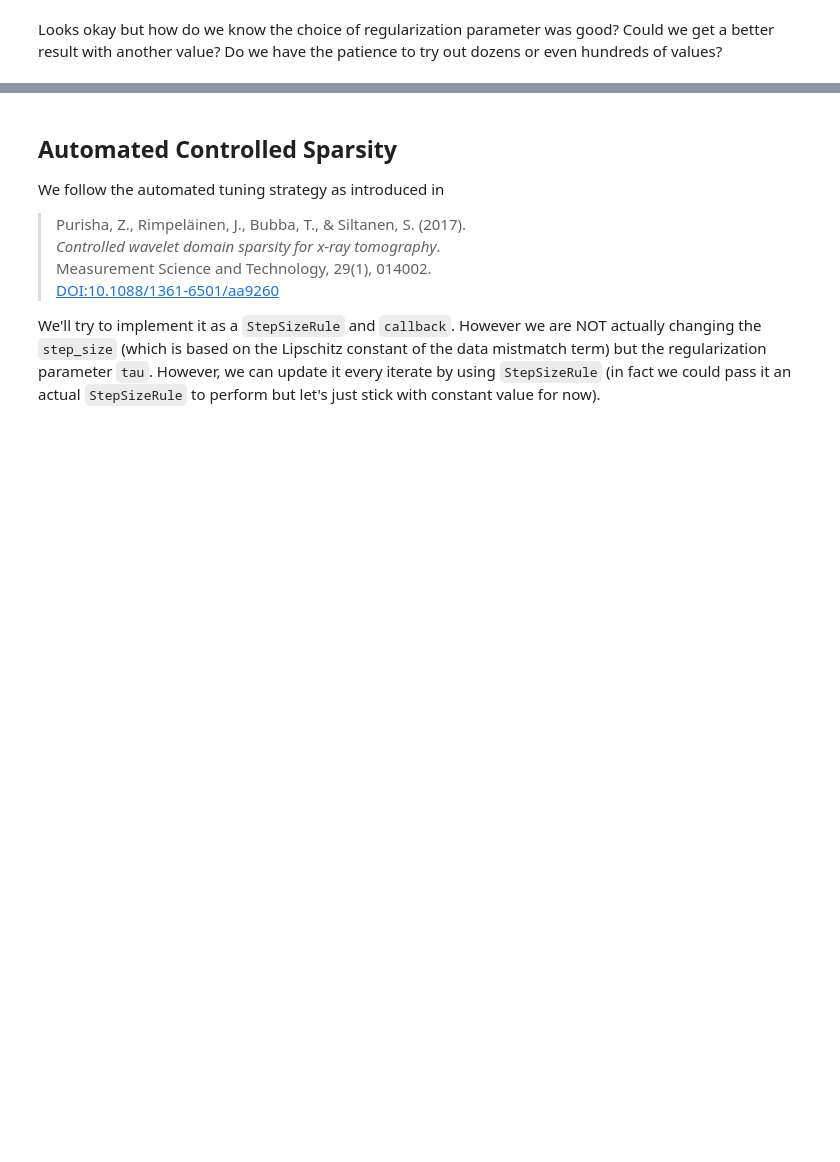
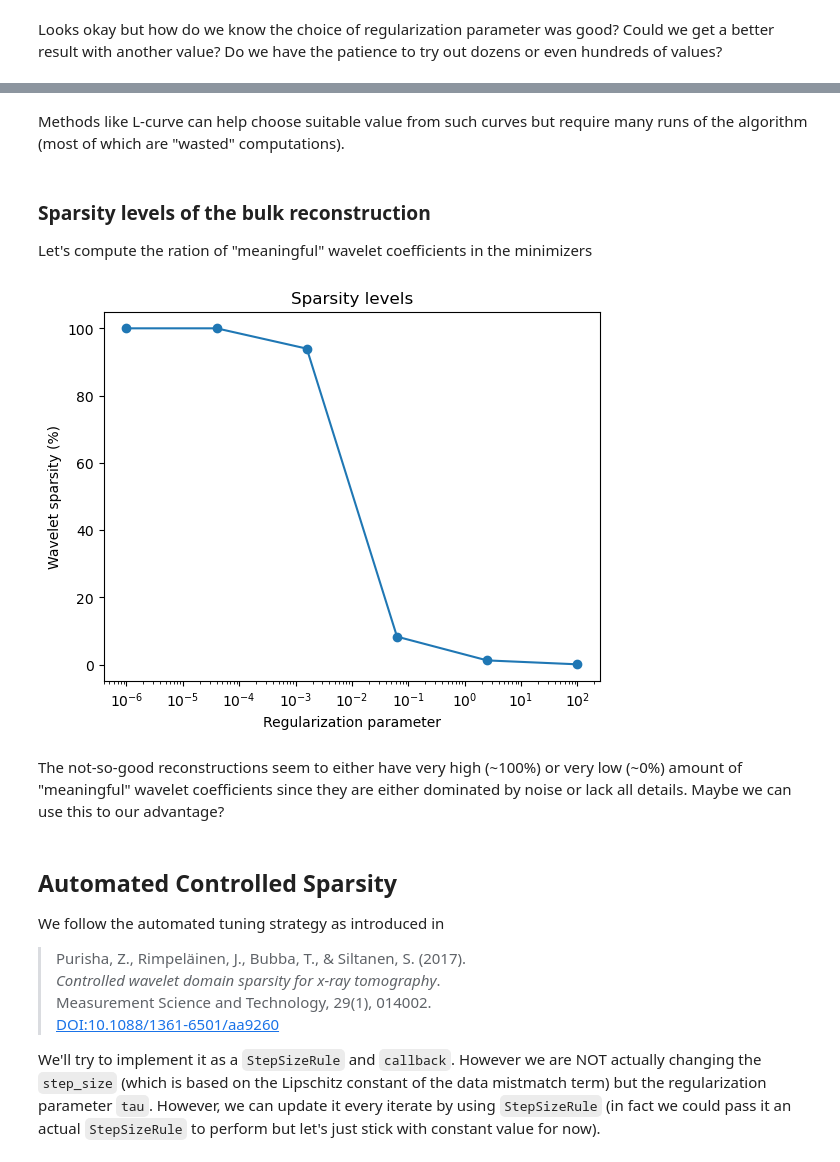
Before and after one commit to TomographicImaging/CIL-User-Showcase, a Jupyter notebook: 012_wavelet_sparsity_controlled_regularization/testWaveletSparsity_2d.ipynb, the cells around one changed output, grey strips where cells are left out. Cells and saved outputs as stored; diff of their text form; code cells hidden in the pictures; blank space fills up the shorter version.

```diff
--- a/012_wavelet_sparsity_controlled_regularization/testWaveletSparsity_2d.ipynb
+++ b/012_wavelet_sparsity_controlled_regularization/testWaveletSparsity_2d.ipynb
@@ -198,3 +241,27 @@ Looks okay but how do we know the choice of regularization parameter was good? C
+# %% [markdown]
+Methods like L-curve can help choose suitable value from such curves but require many runs of the algorithm (most of which are "wasted" computations).
+# %% [markdown]
+### Sparsity levels of the bulk reconstruction
+Let's compute the ration of "meaningful" wavelet coefficients in the minimizers
+# %%
+sparsityLevels = np.zeros((J,1))
+Wlen = np.prod(W._shapes[0]) # Number of Approximation Coefficients
+for l in range(W.level):
+    Wlen += (2**W.domain_geometry().ndim - 1)*np.prod(W._shapes[l+1][W.domain_geometry().ndim*'d']) # Number of Detail Coefficients for level ´l´
+kappa = 1e-7 # Threshold for "meaningful" or "big" coefficients
+for j in range(J):
+    Wx = W.direct(recons[j])
+    sparsityLevels[j] = (Wx.abs().as_array() > kappa).sum() / Wlen
+
+fig, ax = plt.subplots()
+ax.semilogx(regParams, sparsityLevels*100, linestyle=None, marker='o')
+ax.set_title("Sparsity levels")
+ax.set_xlabel("Regularization parameter")
+ax.set_ylabel("Wavelet sparsity (%)");
+# %% [output]
+[figure, added]
+# %% [markdown]
+The not-so-good reconstructions seem to either have very high (~100%) or very low (~0%) amount of "meaningful" wavelet coefficients since they are either dominated by noise or lack all details. Maybe we can use this to our advantage?
 # %% [markdown]
 ## Automated Controlled Sparsity
 
```
Also changed, not shown: parts of 7 cells of this notebook, 1 other file.
